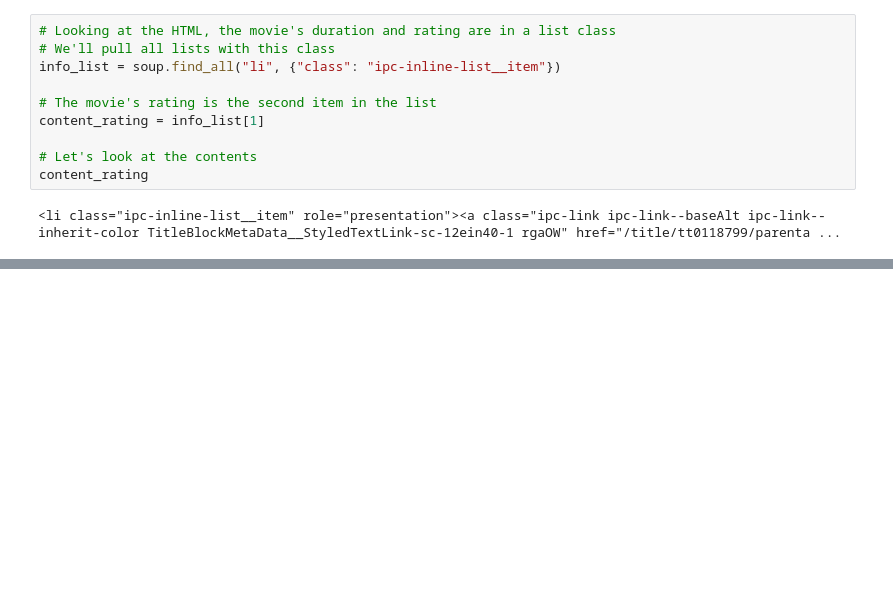
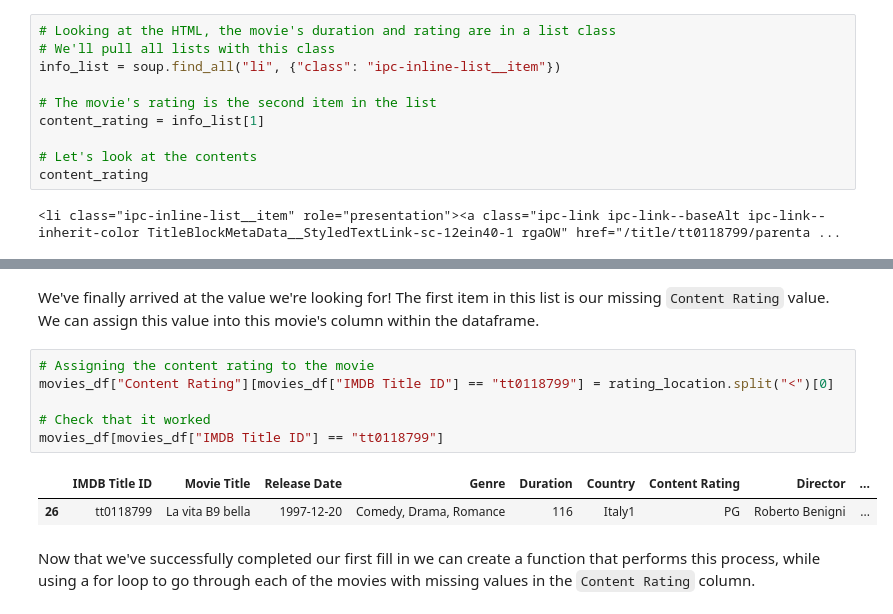
Before and after one commit to JorMir/imdb_data_cleaning, a Jupyter notebook: Dataset Cleaning.ipynb, the cells around one changed output, grey strips where cells are left out. Cells and saved outputs as stored; diff of their text form; blank space fills up the shorter version.

```diff
--- a/Dataset Cleaning.ipynb
+++ b/Dataset Cleaning.ipynb
@@ -365,0 +366,13 @@ r_d_header_test2
+# %% [markdown]
+We've finally arrived at the value we're looking for! The first item in this list is our missing `Content Rating` value. We can assign this value into this movie's column within the dataframe.
+# %%
+# Assigning the content rating to the movie
+movies_df["Content Rating"][movies_df["IMDB Title ID"] == "tt0118799"] = rating_location.split("<")[0]
+
+# Check that it worked
+movies_df[movies_df["IMDB Title ID"] == "tt0118799"]
+# %% [output]
+|  | IMDB Title ID | Movie Title | Release Date | Genre | Duration | Country | Content Rating | Director | ... |
+| 26 | tt0118799 | La vita B9 bella | 1997-12-20 | Comedy, Drama, Romance | 116 | Italy1 | PG | Roberto Benigni | ... |
+# %% [markdown]
+Now that we've successfully completed our first fill in we can create a function that performs this process, while using a for loop to go through each of the movies with missing values in the `Content Rating` column.
```
Also changed, not shown: parts of 19 cells of this notebook.
